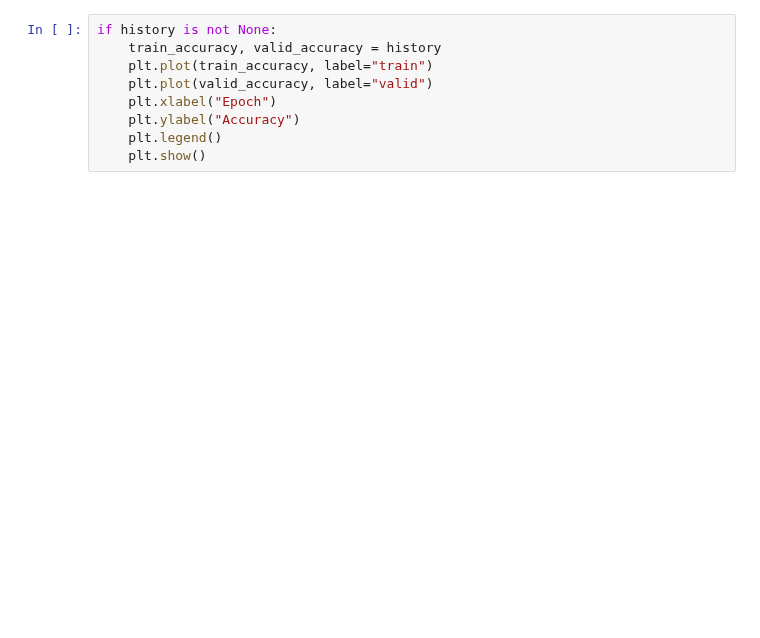
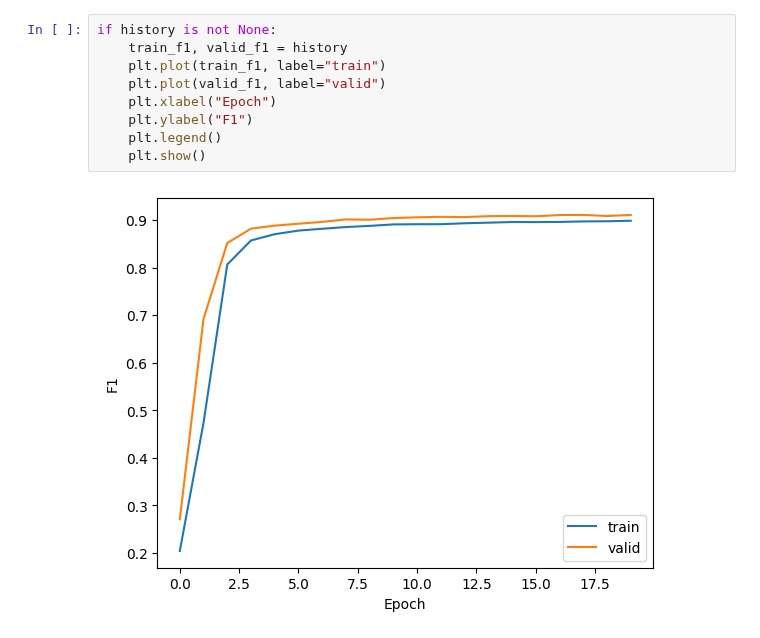
Before and after one commit to Etto48/DataMiningProject, a Jupyter notebook: src/notebooks/train_test.ipynb, the cells around one changed output. Drawn from its saved outputs; the diff is of its cells as text; blank space fills up the shorter version.

```diff
--- a/src/notebooks/train_test.ipynb
+++ b/src/notebooks/train_test.ipynb
@@ -85,12 +99,14 @@ def eval_on(model: Model, dataset: Dataset, dataset_name: str):
 # %%
 if history is not None:
-    train_accuracy, valid_accuracy = history
-    plt.plot(train_accuracy, label="train")
-    plt.plot(valid_accuracy, label="valid")
+    train_f1, valid_f1 = history
+    plt.plot(train_f1, label="train")
+    plt.plot(valid_f1, label="valid")
     plt.xlabel("Epoch")
-    plt.ylabel("Accuracy")
+    plt.ylabel("F1")
     plt.legend()
     plt.show()
+# %% [output]
+[figure, added]
 # %%
 eval_on(model, test_dataset, "test")
 # %% [output]
```
Also changed, not shown: parts of 4 cells of this notebook, 19 other files.
